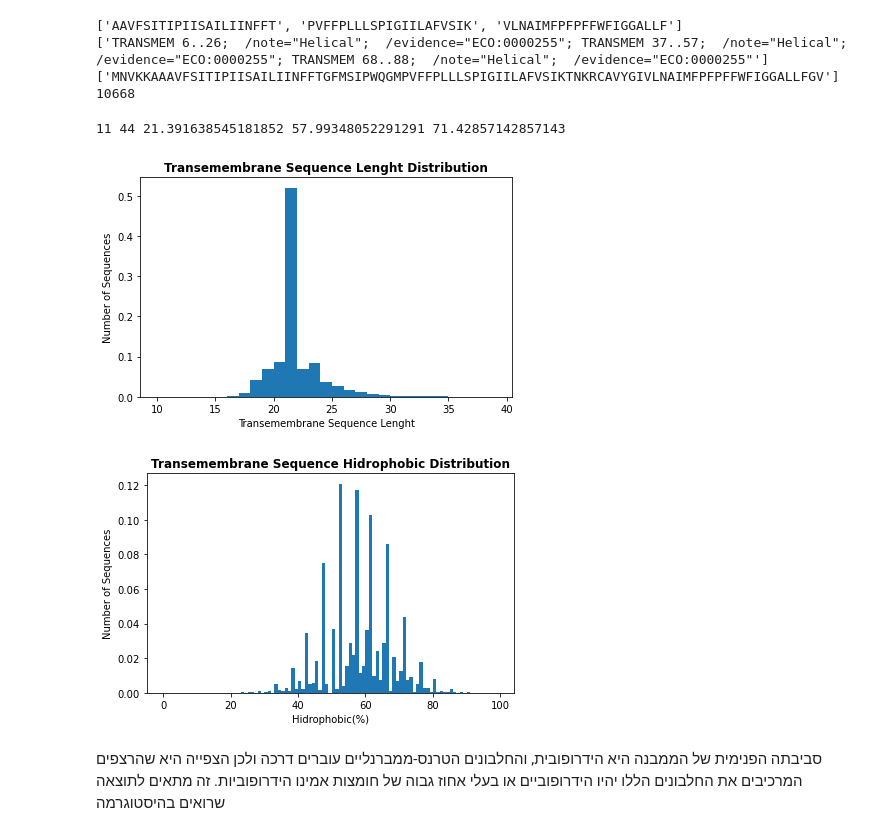
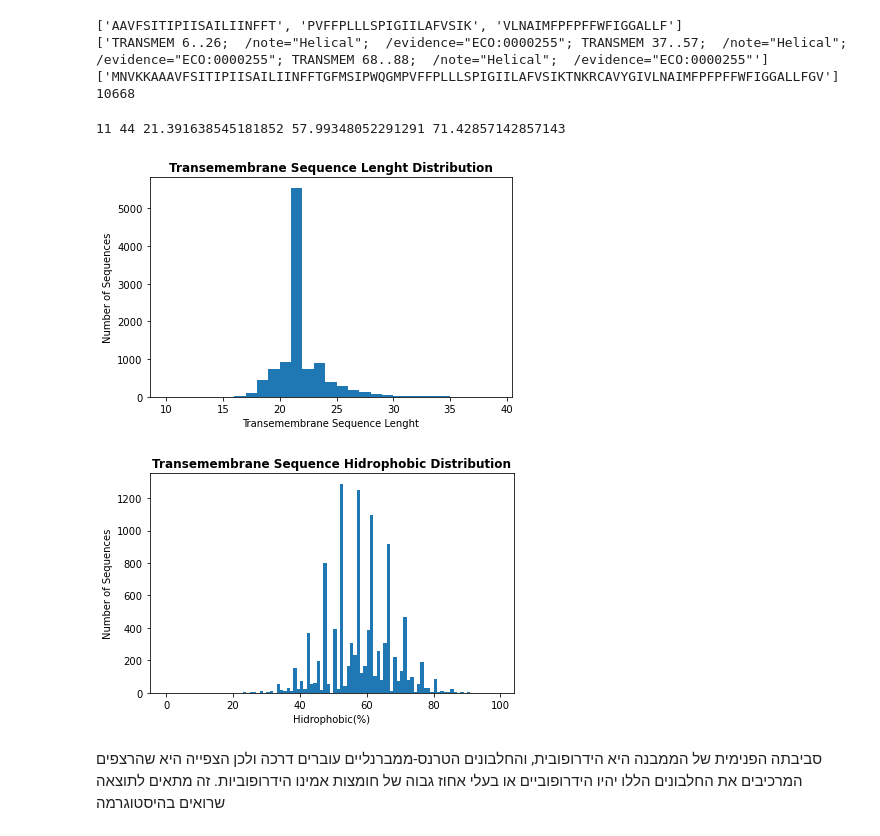
Before and after one commit to DavidShandor/Computational-Biology-Final-Project, a Jupyter notebook: partBJupyter.ipynb, the cells around one changed output. Saved outputs shown, nothing was run; the diff lists cells and outputs as text; code cells hidden in the pictures.

```diff
--- a/partBJupyter.ipynb
+++ b/partBJupyter.ipynb
@@ -317,22 +325,22 @@ print(len(trans_len))
 # %%
 tran_min_len = min(trans_len)
 tran_max_len = max(trans_len)
 tran_avg_len = np.average(trans_len)
 hidro_avg_perc = np.average(hidro_prec)
 
 print(tran_min_len, tran_max_len, tran_avg_len,hidro_avg_perc, hidro_prec[0])
-plt.hist(np.array(trans_len),bins=range(10,40),density=1)
+plt.hist(np.array(trans_len),bins=range(10,40),)
 plt.xlabel('Transemembrane Sequence Lenght')
 plt.ylabel('Number of Sequences')
 plt.title('Transemembrane Sequence Lenght Distribution',
           fontweight ="bold")
 plt.tight_layout()
 plt.show()
 # %% [output]
 11 44 21.391638545181852 57.99348052291291 71.42857142857143
-[figure, old version]
+[figure, new version]
 # %%
-plt.hist(hidro_prec, range(100), density=1)
+plt.hist(hidro_prec, range(100))
 plt.xlabel('Hidrophobic(%)')
 plt.ylabel('Number of Sequences')
 plt.title('Transemembrane Sequence Hidrophobic Distribution',
@@ -340,7 +348,7 @@ plt.title('Transemembrane Sequence Hidrophobic Distribution',
 plt.tight_layout()
 plt.show()
 # %% [output]
-[figure, old version]
+[figure, new version]
 # %% [markdown]
 סביבתה הפנימית של הממבנה היא הידרופובית, והחלבונים הטרנס-ממברנליים עוברים דרכה ולכן הצפייה היא שהרצפים המרכיבים את החלבונים הללו יהיו הידרופוביים או בעלי אחוז גבוה של חומצות אמינו הידרופוביות. זה מתאים לתוצאה שרואים בהיסטוגרמה
 # %%
```
Also changed, not shown: parts of 3 cells of this notebook, 6 other files.
